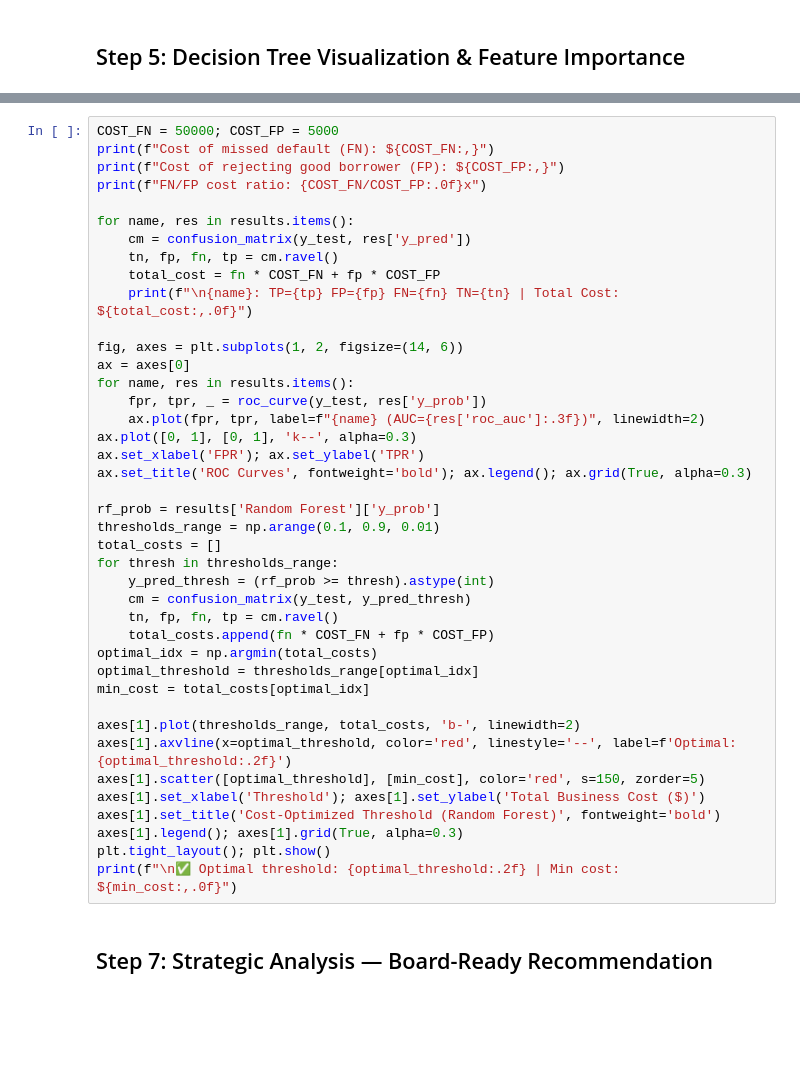
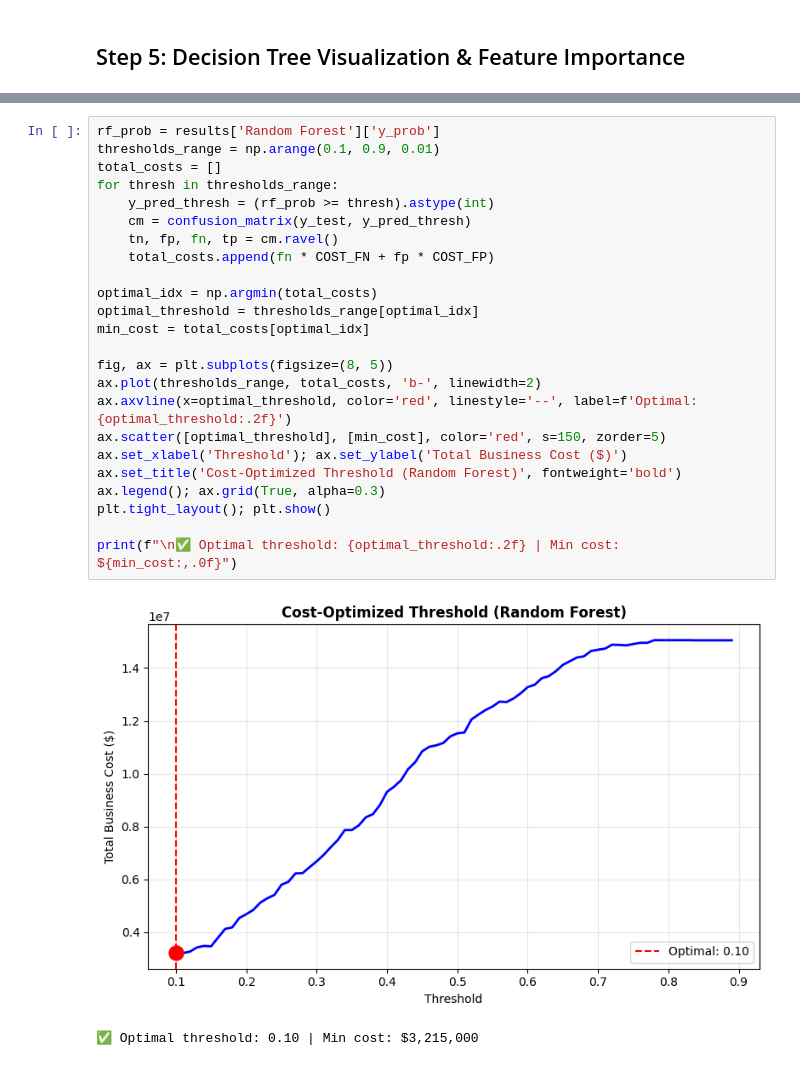
Before and after one commit to mdhiman/iimsd-ba-sessions, a Jupyter notebook: CourseContent/Session4_Classification/notebooks/Loan_Approval_Model.ipynb, the cells around one changed output, grey strips where cells are left out. Saved outputs shown, nothing was run; the diff lists cells and outputs as text; blank space fills up the shorter version.

```diff
--- a/CourseContent/Session4_Classification/notebooks/Loan_Approval_Model.ipynb
+++ b/CourseContent/Session4_Classification/notebooks/Loan_Approval_Model.ipynb
@@ -119,43 +487,27 @@ plt.show()
 # %%
-COST_FN = 50000; COST_FP = 5000
-print(f"Cost of missed default (FN): ${COST_FN:,}")
-print(f"Cost of rejecting good borrower (FP): ${COST_FP:,}")
-print(f"FN/FP cost ratio: {COST_FN/COST_FP:.0f}x")
-
-for name, res in results.items():
-    cm = confusion_matrix(y_test, res['y_pred'])
-    tn, fp, fn, tp = cm.ravel()
-    total_cost = fn * COST_FN + fp * COST_FP
-    print(f"\n{name}: TP={tp} FP={fp} FN={fn} TN={tn} | Total Cost: ${total_cost:,.0f}")
-
-fig, axes = plt.subplots(1, 2, figsize=(14, 6))
-ax = axes[0]
-for name, res in results.items():
-    fpr, tpr, _ = roc_curve(y_test, res['y_prob'])
-    ax.plot(fpr, tpr, label=f"{name} (AUC={res['roc_auc']:.3f})", linewidth=2)
-ax.plot([0, 1], [0, 1], 'k--', alpha=0.3)
-ax.set_xlabel('FPR'); ax.set_ylabel('TPR')
-ax.set_title('ROC Curves', fontweight='bold'); ax.legend(); ax.grid(True, alpha=0.3)
-
 rf_prob = results['Random Forest']['y_prob']
 thresholds_range = np.arange(0.1, 0.9, 0.01)
 total_costs = []
 for thresh in thresholds_range:
     y_pred_thresh = (rf_prob >= thresh).astype(int)
     cm = confusion_matrix(y_test, y_pred_thresh)
     tn, fp, fn, tp = cm.ravel()
     total_costs.append(fn * COST_FN + fp * COST_FP)
+
 optimal_idx = np.argmin(total_costs)
 optimal_threshold = thresholds_range[optimal_idx]
 min_cost = total_costs[optimal_idx]
 
-axes[1].plot(thresholds_range, total_costs, 'b-', linewidth=2)
-axes[1].axvline(x=optimal_threshold, color='red', linestyle='--', label=f'Optimal: {optimal_threshold:.2f}')
-axes[1].scatter([optimal_threshold], [min_cost], color='red', s=150, zorder=5)
-axes[1].set_xlabel('Threshold'); axes[1].set_ylabel('Total Business Cost ($)')
-axes[1].set_title('Cost-Optimized Threshold (Random Forest)', fontweight='bold')
-axes[1].legend(); axes[1].grid(True, alpha=0.3)
+fig, ax = plt.subplots(figsize=(8, 5))
+ax.plot(thresholds_range, total_costs, 'b-', linewidth=2)
+ax.axvline(x=optimal_threshold, color='red', linestyle='--', label=f'Optimal: {optimal_threshold:.2f}')
+ax.scatter([optimal_threshold], [min_cost], color='red', s=150, zorder=5)
+ax.set_xlabel('Threshold'); ax.set_ylabel('Total Business Cost ($)')
+ax.set_title('Cost-Optimized Threshold (Random Forest)', fontweight='bold')
+ax.legend(); ax.grid(True, alpha=0.3)
 plt.tight_layout(); plt.show()
+
 print(f"\n✅ Optimal threshold: {optimal_threshold:.2f} | Min cost: ${min_cost:,.0f}")
+# %% [output]
+[figure, added]
+✅ Optimal threshold: 0.10 | Min cost: $3,215,000
-# %% [markdown]
-## Step 7: Strategic Analysis — Board-Ready Recommendation
```
Also changed, not shown: parts of 34 cells of this notebook.
